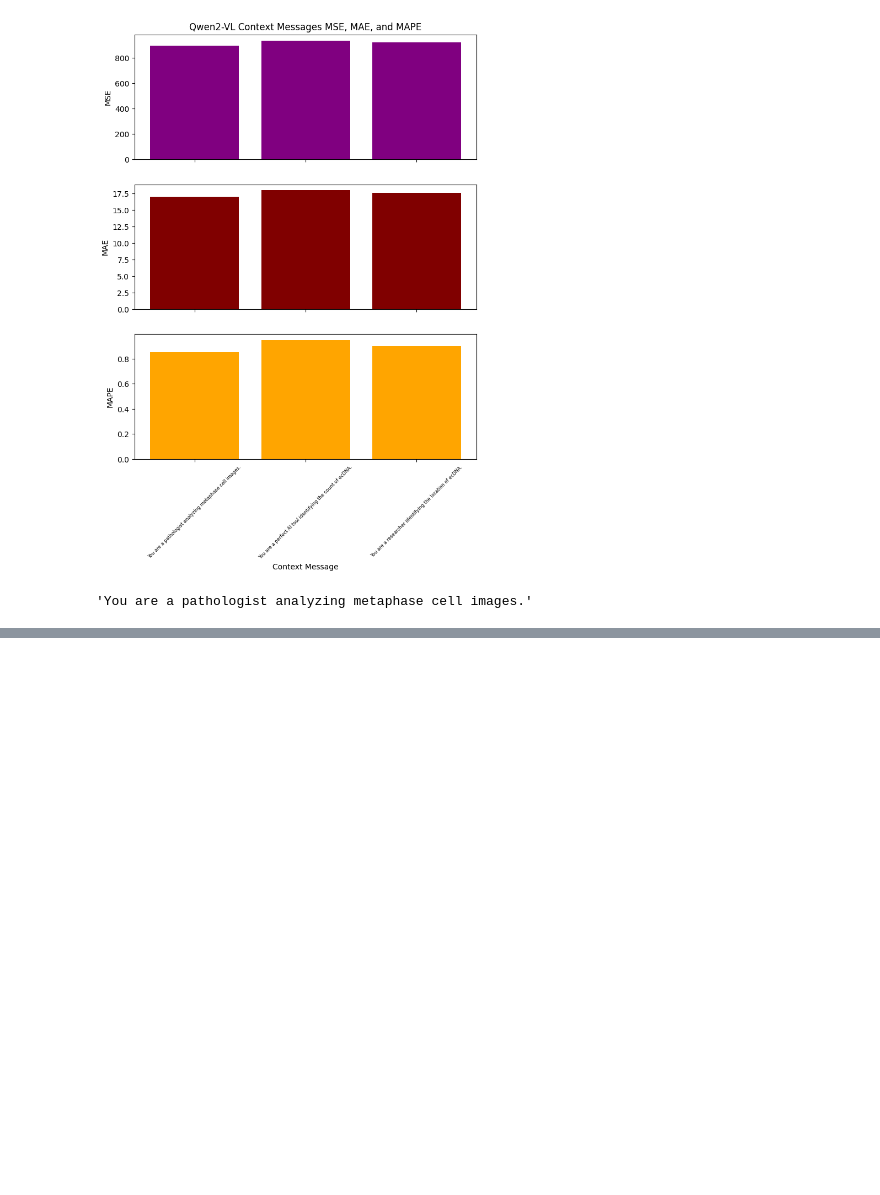
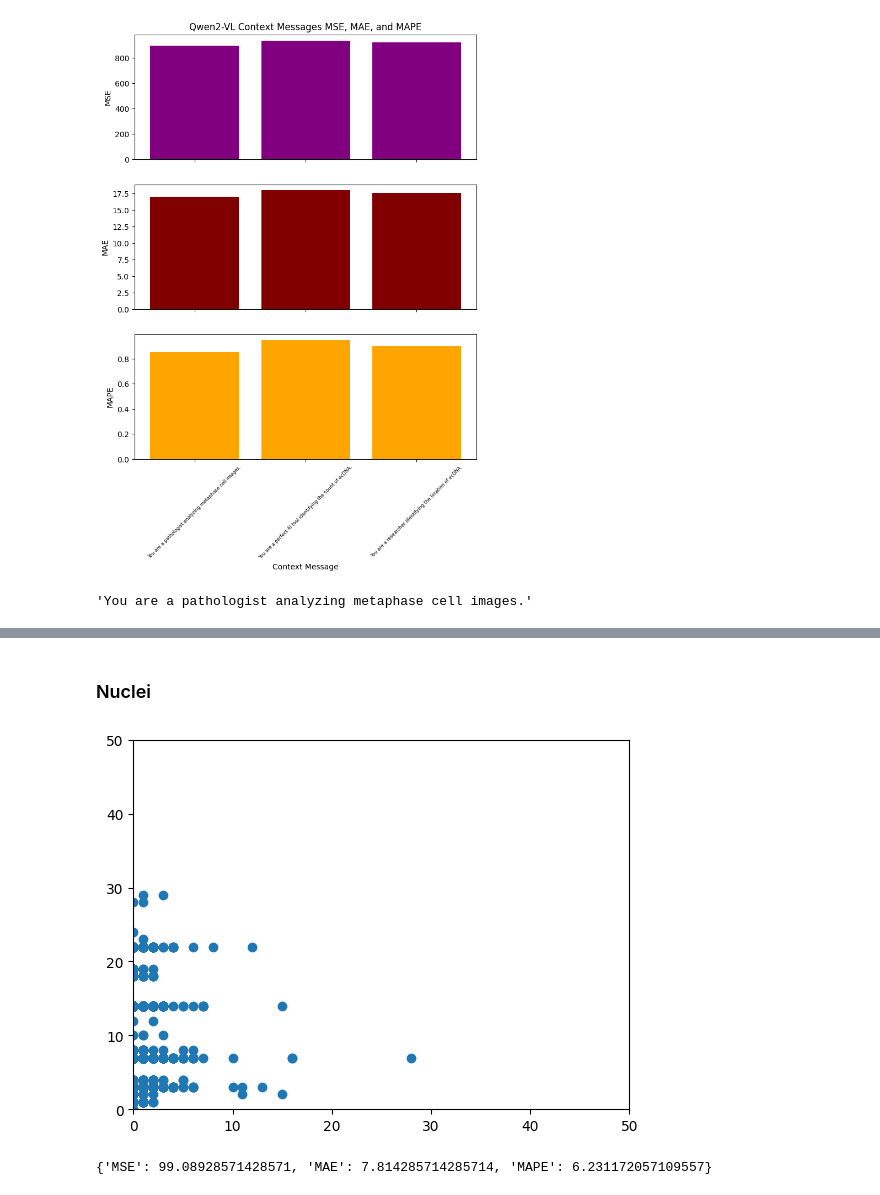
Before and after one commit to architp3/ecdna-analysis, a Jupyter notebook: qwen/metrics.ipynb, the cells around one changed output, grey strips where cells are left out. Saved outputs shown, nothing was run; the diff lists cells and outputs as text; code cells hidden in the pictures; blank space fills up the shorter version.

```diff
--- a/qwen/metrics.ipynb
+++ b/qwen/metrics.ipynb
@@ -412,0 +465,10 @@ Based on the gathered results, the best method seems to be `Temperature Adjustme
+# %% [markdown]
+### Nuclei
+# %%
+ax, metrics = shot_6_experiment(six_shot_path_nuclei, 'nuclei')
+# %% [output]
+[figure, added]
+# %%
+metrics
+# %% [output]
+{'MSE': 99.08928571428571, 'MAE': 7.814285714285714, 'MAPE': 6.231172057109557}
```
Also changed, not shown: parts of 11 cells of this notebook, 4 other files.
